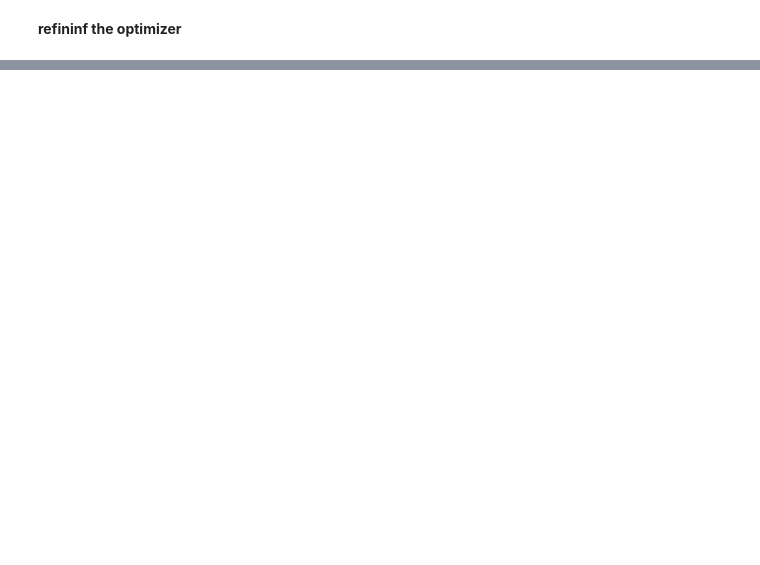
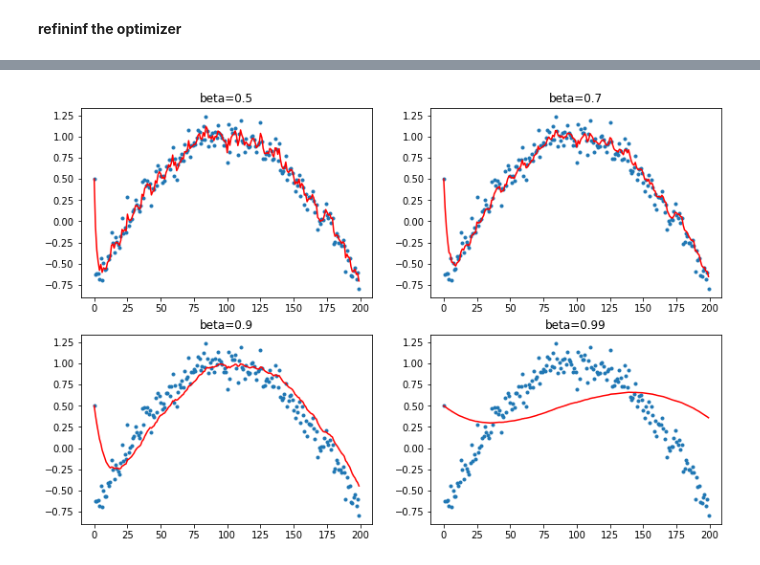
Before and after one commit to Hlompho-Dash/first_try_of_fastai, a Jupyter notebook: 09_optimizers.ipynb, the cells around one changed output, grey strips where cells are left out. Drawn from its saved outputs; the diff is of its cells as text; code cells hidden in the pictures; blank space fills up the shorter version.

```diff
--- a/09_optimizers.ipynb
+++ b/09_optimizers.ipynb
@@ -311,0 +538,4 @@ class Optimizer():
+# %%
+plot_mom(mom2)
+# %% [output]
+[figure, added]
```
Also changed, not shown: parts of 57 cells of this notebook, 2 other files.
